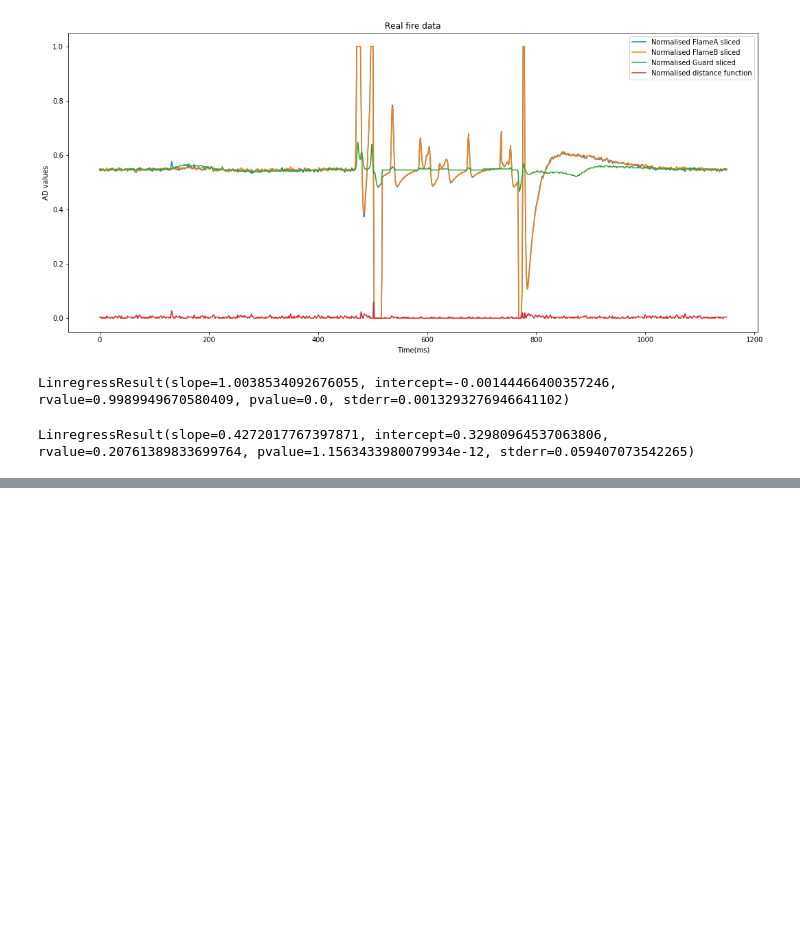
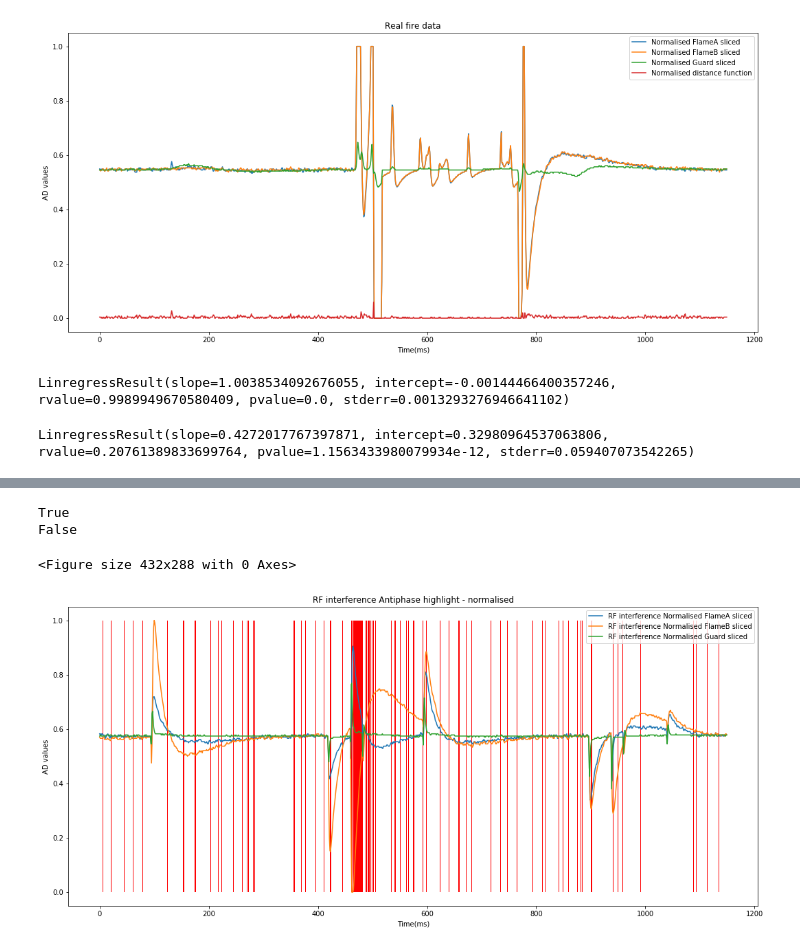
Before and after one commit to dsikar/msc-data-science, a Jupyter notebook: INM430/coursework/Filtering-Algorithms.ipynb, the cells around one changed output, grey strips where cells are left out. Cells and saved outputs as stored; diff of their text form; code cells hidden in the pictures; blank space fills up the shorter version.

Commit message:
Added antiphase function.

```diff
--- a/INM430/coursework/Filtering-Algorithms.ipynb
+++ b/INM430/coursework/Filtering-Algorithms.ipynb
@@ -463,0 +481,12 @@ b= 1.003853409267608
+# %%
+# Antiphase function
+def antiphase(fa, fap, fb, fbp):
+    if(fb-fbp == 0):
+        return False
+    else:
+        return (fa-fap)/(fb - fbp) < 0
+print(antiphase(2,3,3,2))
+print(antiphase(2,3,2,3))
+# %% [output]
+True
+False
@@ -463,0 +514,47 @@ b= 1.003853409267608
+# %%
+# append
+# Define an index for our Antiphase flag, and use the same for both fire and interference data
+idxAntiPhaseNN = 6
+idxAntiPhaseN = 7
+FireArr = np.concatenate((FireArr,FireAntiNN.reshape(FireAntiNN.size, 1)), axis=1)
+FireArr = np.concatenate((FireArr,FireAntiN.reshape(FireAntiN.size, 1)), axis=1)
+Farr = np.concatenate((Farr,FarrNN.reshape(FarrNN.size, 1)), axis=1)
+Farr = np.concatenate((Farr,FarrN.reshape(FarrN.size, 1)), axis=1)
+# %%
+# now we have the antiphase data, we can highlight it in our plot, using the polygon function we wrote earlier
+
+def AntiphasePolygon(farr, plt, flagindex, faidx, fbidx):
+    # farr - data array
+    # plt - plot
+    # flagindex - antiphase flag index
+    # faidx - flame a data array index
+    # fbidx - flame b data array index
+    Aidx = flagindex # flagindex flag index
+    iSize = farr[0:,0].size
+    # y axys polygon edges
+    #maxY = np.max(farr[:,0])
+    #minY = np.min(farr[:,0])
+    maxY = np.max([np.max(farr[:,faidx]), np.max(farr[:,fbidx])])
+    minY = np.min([np.min(farr[:,faidx]), np.min(farr[:,fbidx])])
+    yPol = [minY,maxY,maxY,minY]
+    for i in range(iSize):
+        # check if Alarm polygon needs to be plotted
+        if ((farr[i,Aidx] == 1) & ((i+1) <= iSize)):
+            xPol = [i, i, i+1, i+1]
+            plt.fill(xPol, yPol, '#fe0002')
+# %%
+plt.clf()
+plt.figure(figsize=(18,8))
+plt.plot(Farr[:,idxFaNorm], label='RF interference Normalised FlameA sliced')
+plt.plot(Farr[:,idxFbNorm], label='RF interference Normalised FlameB sliced')
+plt.plot(Farr[:,idxGNorm], label='RF interference Normalised Guard sliced')
+# plot antiphase polygon
+AntiphasePolygon(Farr, plt, idxAntiPhaseN, idxFaNorm, idxFbNorm)
+plt.xlabel('Time(ms)')
+plt.ylabel('AD values')
+plt.title("RF interference Antiphase highlight - normalised")
+plt.legend()
+plt.show()
+# %% [output]
+<Figure size 432x288 with 0 Axes>
+[figure, added]
```
Also changed, not shown: parts of 9 cells of this notebook.
